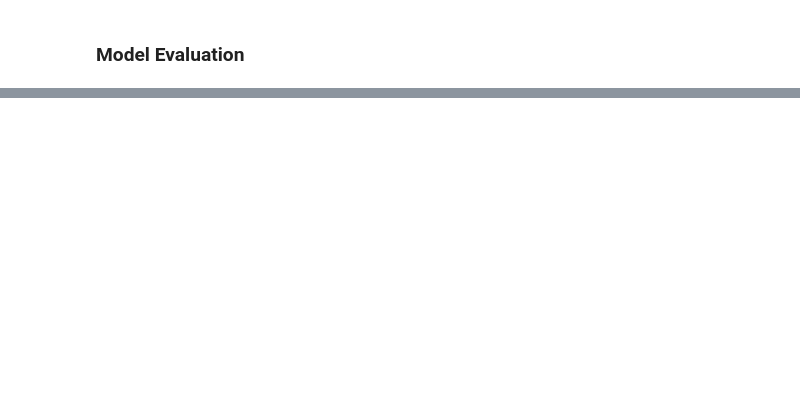
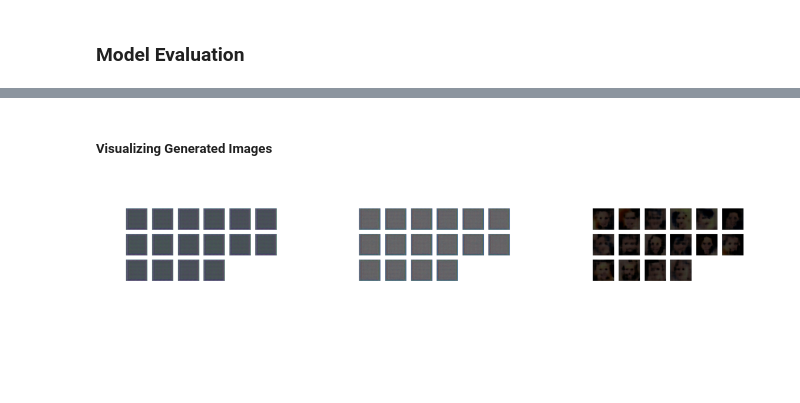
Before and after one commit to pointer2Alvee/dcgan-human-face-generation, a Jupyter notebook: notebooks/dcgan_face_gen.ipynb, the cells around one changed output, grey strips where cells are left out. Saved outputs shown, nothing was run; the diff lists cells and outputs as text; code cells hidden in the pictures; blank space fills up the shorter version.

```diff
--- a/notebooks/dcgan_face_gen.ipynb
+++ b/notebooks/dcgan_face_gen.ipynb
@@ -221,0 +512,23 @@ Model Accuracy : 63.749998807907104%
+# %% [markdown]
+##### Visualizing Generated Images
+# %%
+# VISUALIZING GENERATED IMAGES (ANY 3)
+import random
+image_folder = '/kaggle/working/'
+
+# Get a list of all image file paths in the folder
+image_paths = [os.path.join(image_folder, file) for file in os.listdir(image_folder) if file.endswith(('.png', '.jpg', '.jpeg'))]
+
+# Select 3 random images from the list
+random_images = random.sample(image_paths, 3)
+
+# Create a figure to display the images
+fig, axes = plt.subplots(1, 3, figsize=(15, 5))  # 1 row, 3 columns
+
+# Display each random image
+for ax, img_path in zip(axes, random_images):
+    img = Image.open(img_path)
+    ax.imshow(img)
+    ax.axis('off')
+# %% [output]
+[figure, added]
```
Also changed, not shown: parts of 69 cells of this notebook.
